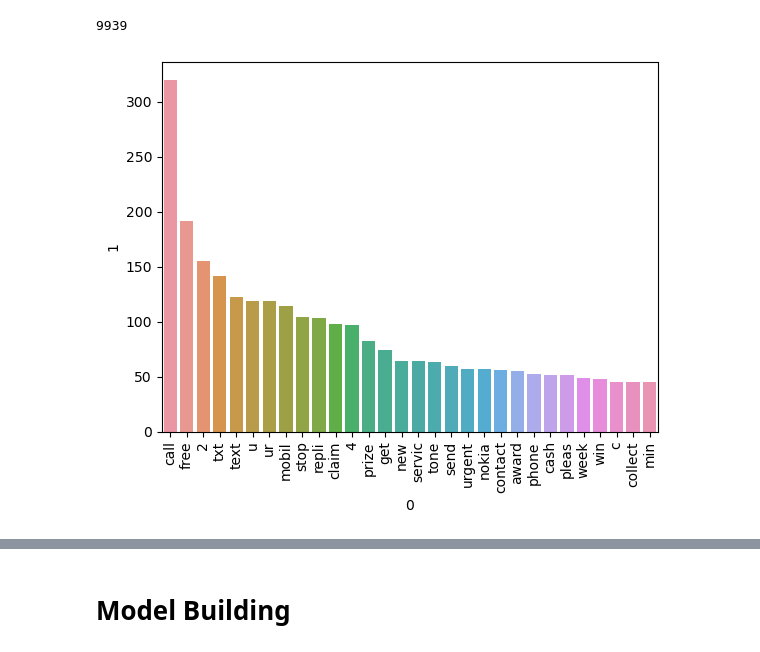
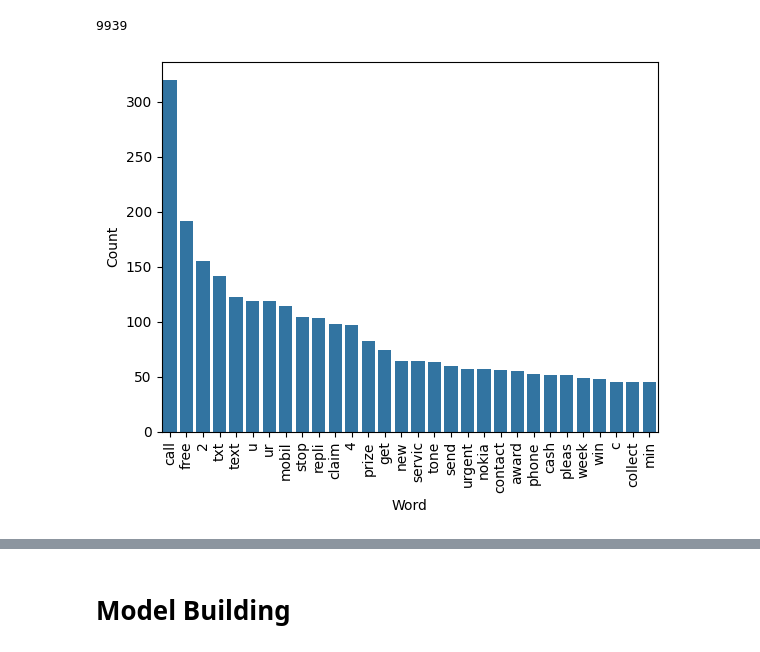
Before and after one commit to Manas1087/sms_app, a Jupyter notebook: main.ipynb, the cells around one changed output, grey strips where cells are left out. Saved outputs shown, nothing was run; the diff lists cells and outputs as text; code cells hidden in the pictures.

```diff
--- a/main.ipynb
+++ b/main.ipynb
@@ -313,11 +311,23 @@ len(spam_corpus)
 9939
 # %%
 from collections import Counter
-sns.barplot(pd.DataFrame(Counter(spam_corpus).most_common(30))[0],pd.DataFrame(Counter(spam_corpus).most_common(30))[1])
+
+# Create a Counter object for the spam_corpus list
+counter = Counter(spam_corpus)
+
+# Convert the Counter object to a new DataFrame
+plot_df = pd.DataFrame(counter.most_common(30), columns=['Word', 'Count'])
+
+# Plot the top 30 most common words
+sns.barplot(x='Word', y='Count', data=plot_df)
+
+# Rotate the x-axis labels for readability
 plt.xticks(rotation='vertical')
+
+# Display the plot
 plt.show()
 # %% [output]
-[figure, old version]
+[figure, new version]
 # %%
 ham_corpus=[]
 for msg in df[df['target']==0]['transformed_text'].tolist():
```
Also changed, not shown: parts of 15 cells of this notebook, 3 other files.
